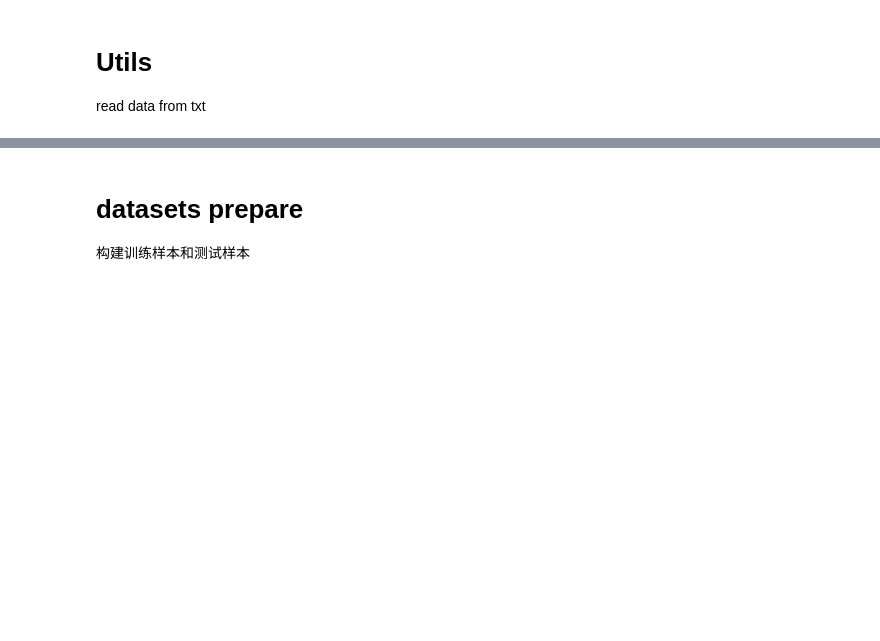
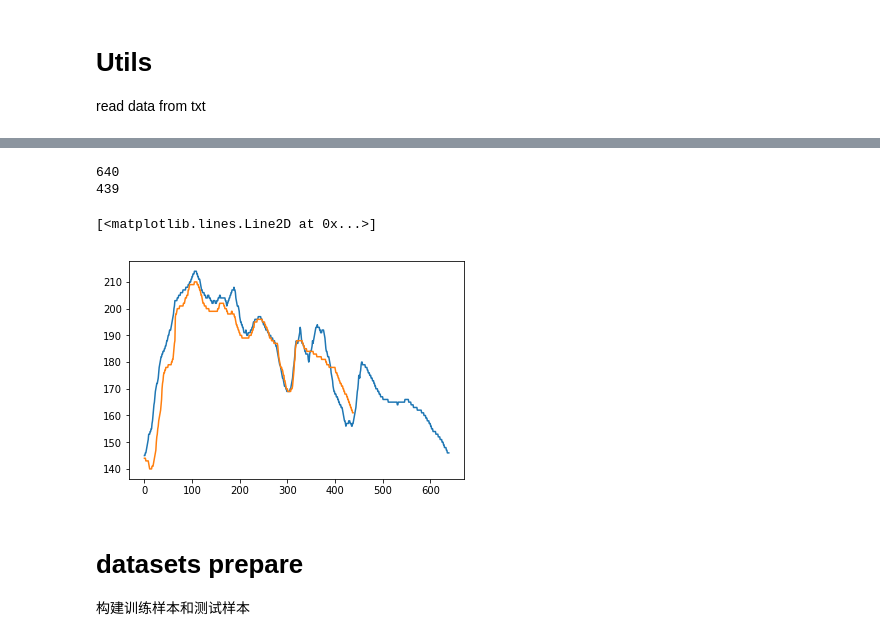
Before and after one commit to Peterisfar/Skyline-Similarity-with-Siamese-Networks-in-Pytorch, a Jupyter notebook: notebook/datasets_prepare.ipynb, the cells around one changed output, grey strips where cells are left out. Cells and saved outputs as stored; diff of their text form; code cells hidden in the pictures; blank space fills up the shorter version.

```diff
--- a/notebook/datasets_prepare.ipynb
+++ b/notebook/datasets_prepare.ipynb
@@ -48,3 +86,15 @@ plt.plot(skylines_r[0])
+# %%
+print(len(skylines_d[1752]))
+print(len(skylines_r[1752]))
+# %% [output]
+640
+439
+# %%
+plt.plot(skylines_d[1752])
+plt.plot(skylines_r[1752])
+# %% [output]
+[<matplotlib.lines.Line2D at 0x...>]
+[figure, added]
 # %% [markdown]
 # datasets prepare
 
```
Also changed, not shown: parts of 16 cells of this notebook, 6 other files.
